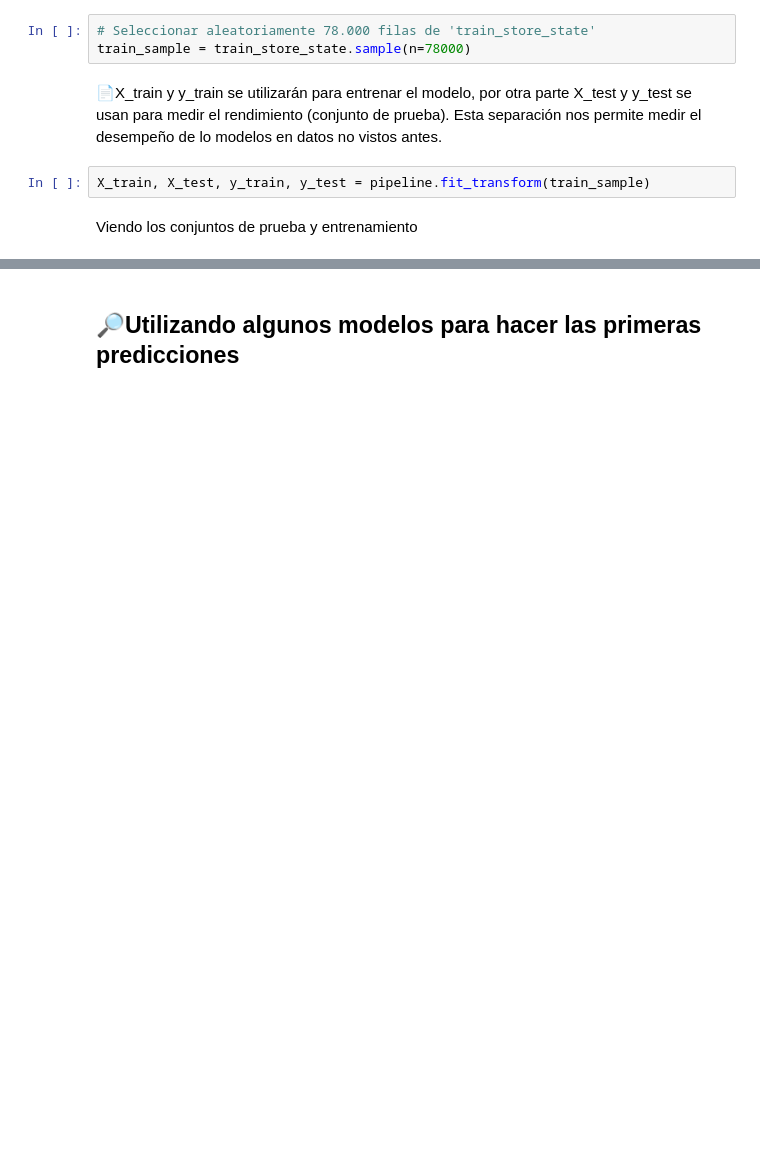
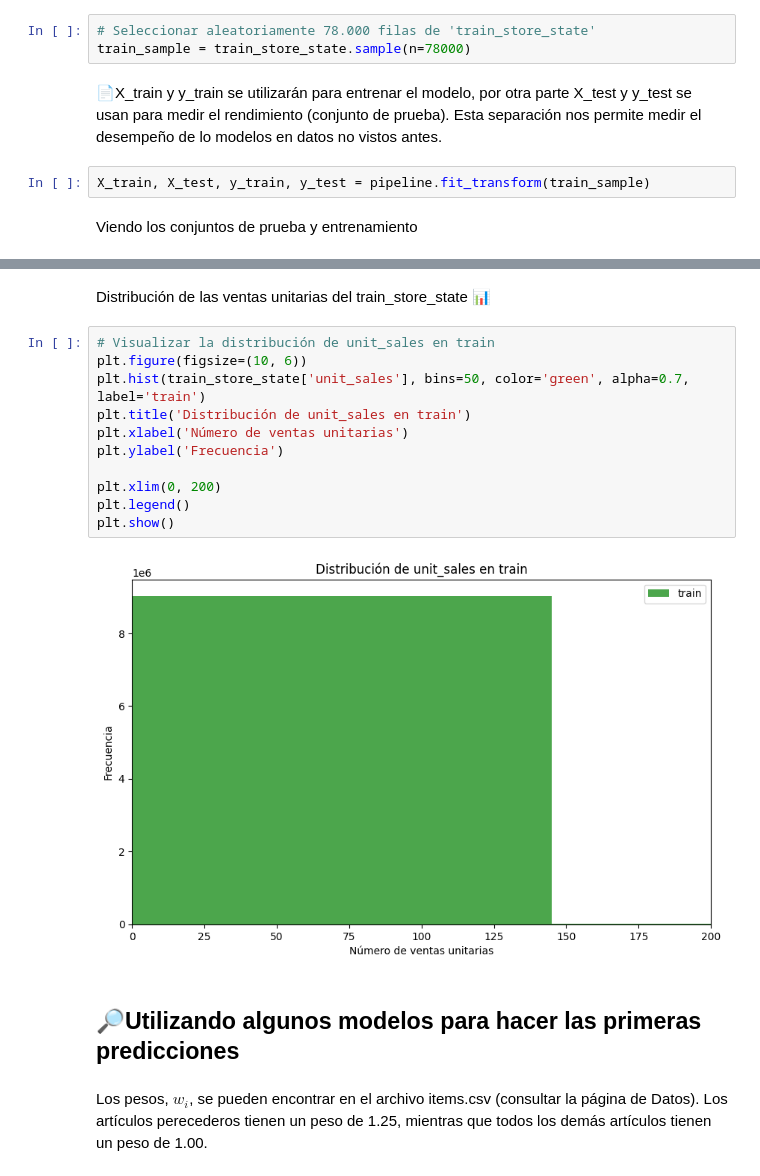
Before and after one commit to C0SS10/AI4ENG, a Jupyter notebook: 02 - Preprocesado.ipynb, the cells around one changed output, grey strips where cells are left out. Drawn from its saved outputs; the diff is of its cells as text; blank space fills up the shorter version.

```diff
--- a/02 - Preprocesado.ipynb
+++ b/02 - Preprocesado.ipynb
@@ -328,2 +347,19 @@ Name: unit_sales, dtype: float64
+# %% [markdown]
+Distribución de las ventas unitarias del train_store_state 📊
+# %%
+# Visualizar la distribución de unit_sales en train
+plt.figure(figsize=(10, 6))
+plt.hist(train_store_state['unit_sales'], bins=50, color='green', alpha=0.7, label='train')
+plt.title('Distribución de unit_sales en train')
+plt.xlabel('Número de ventas unitarias')
+plt.ylabel('Frecuencia')
+
+plt.xlim(0, 200)
+plt.legend()
+plt.show()
+# %% [output]
+[figure, added]
 # %% [markdown]
 ## **🔎Utilizando algunos modelos para hacer las primeras predicciones**
+# %% [markdown]
+Los pesos, $w_i$, se pueden encontrar en el archivo items.csv (consultar la página de Datos). Los artículos perecederos tienen un peso de 1.25, mientras que todos los demás artículos tienen un peso de 1.00.
```
Also changed, not shown: parts of 27 cells of this notebook.
